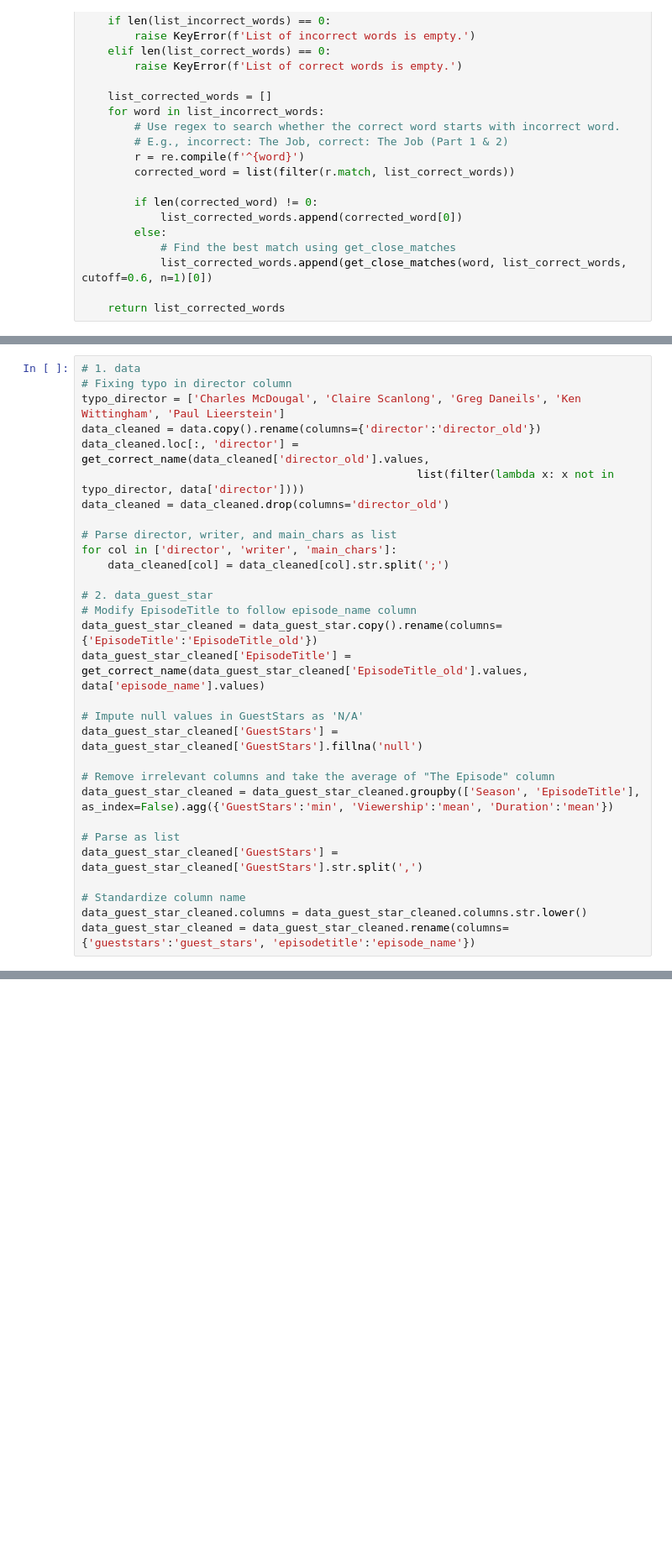
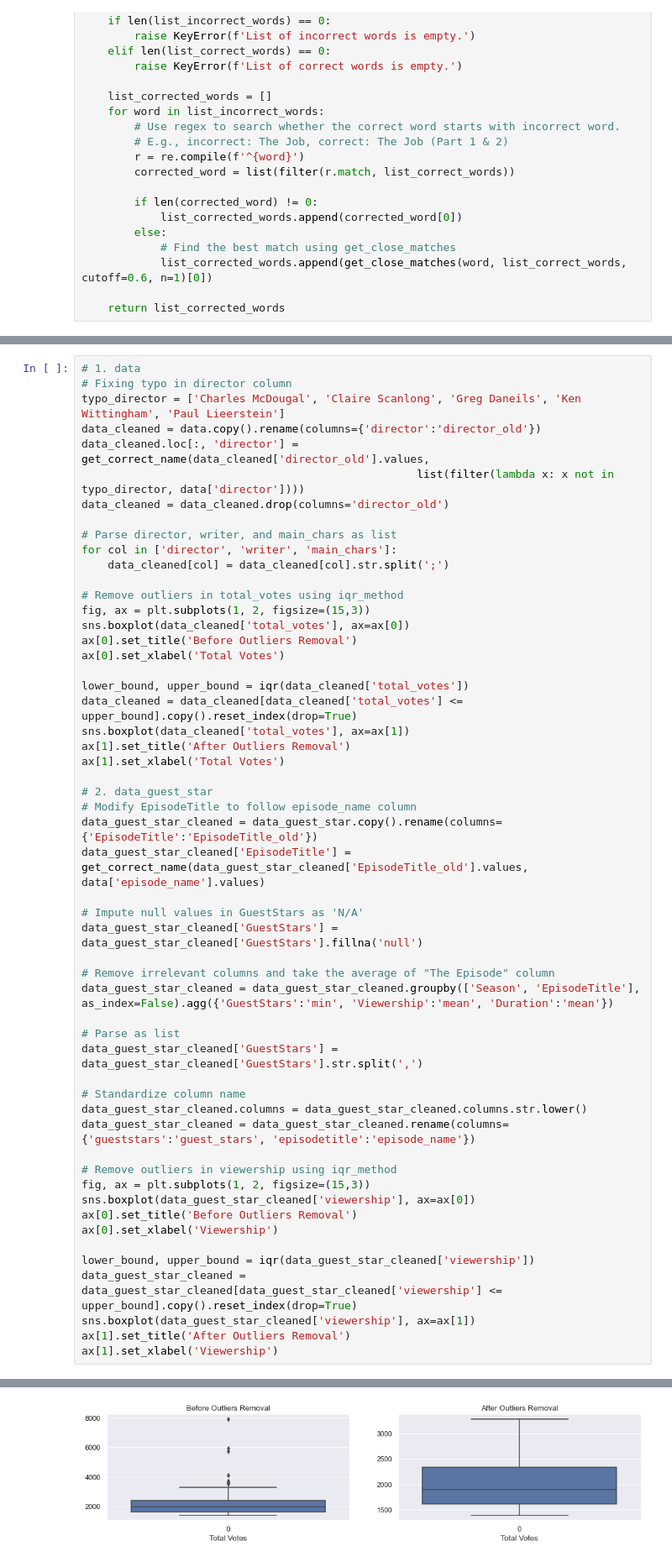
Before and after one commit to monicasteph97/mlp-proj1, a Jupyter notebook: project1.ipynb, the cells around one changed output, grey strips where cells are left out. Shown at 84% size. Drawn from its saved outputs; the diff is of its cells as text; blank space fills up the shorter version.

Commit message:
Add outliers removal & box-cox transformation

```diff
--- a/project1.ipynb
+++ b/project1.ipynb
@@ -331,6 +380,18 @@ data_cleaned = data_cleaned.drop(columns='director_old')
 # Parse director, writer, and main_chars as list
 for col in ['director', 'writer', 'main_chars']:
     data_cleaned[col] = data_cleaned[col].str.split(';')
+
+# Remove outliers in total_votes using iqr_method
+fig, ax = plt.subplots(1, 2, figsize=(15,3))
+sns.boxplot(data_cleaned['total_votes'], ax=ax[0])
+ax[0].set_title('Before Outliers Removal')
+ax[0].set_xlabel('Total Votes')
+
+lower_bound, upper_bound = iqr(data_cleaned['total_votes'])
+data_cleaned = data_cleaned[data_cleaned['total_votes'] <= upper_bound].copy().reset_index(drop=True)
+sns.boxplot(data_cleaned['total_votes'], ax=ax[1])
+ax[1].set_title('After Outliers Removal')
+ax[1].set_xlabel('Total Votes')
 
 # 2. data_guest_star
 # Modify EpisodeTitle to follow episode_name column
@@ -349,3 +410,16 @@ data_guest_star_cleaned['GuestStars'] = data_guest_star_cleaned['GuestStars'].st
 # Standardize column name
 data_guest_star_cleaned.columns = data_guest_star_cleaned.columns.str.lower()
 data_guest_star_cleaned = data_guest_star_cleaned.rename(columns={'gueststars':'guest_stars', 'episodetitle':'episode_name'})
+
+# Remove outliers in viewership using iqr_method
+fig, ax = plt.subplots(1, 2, figsize=(15,3))
+sns.boxplot(data_guest_star_cleaned['viewership'], ax=ax[0])
+ax[0].set_title('Before Outliers Removal')
+ax[0].set_xlabel('Viewership')
+
+lower_bound, upper_bound = iqr(data_guest_star_cleaned['viewership'])
+data_guest_star_cleaned = data_guest_star_cleaned[data_guest_star_cleaned['viewership'] <= upper_bound].copy().reset_index(drop=True)
+sns.boxplot(data_guest_star_cleaned['viewership'], ax=ax[1])
+ax[1].set_title('After Outliers Removal')
+ax[1].set_xlabel('Viewership')
+# %% [output]
@@ -351,0 +427 @@ data_guest_star_cleaned = data_guest_star_cleaned.rename(columns={'gueststars':'
+[figure, added]
```
Also changed, not shown: parts of 17 cells of this notebook.
